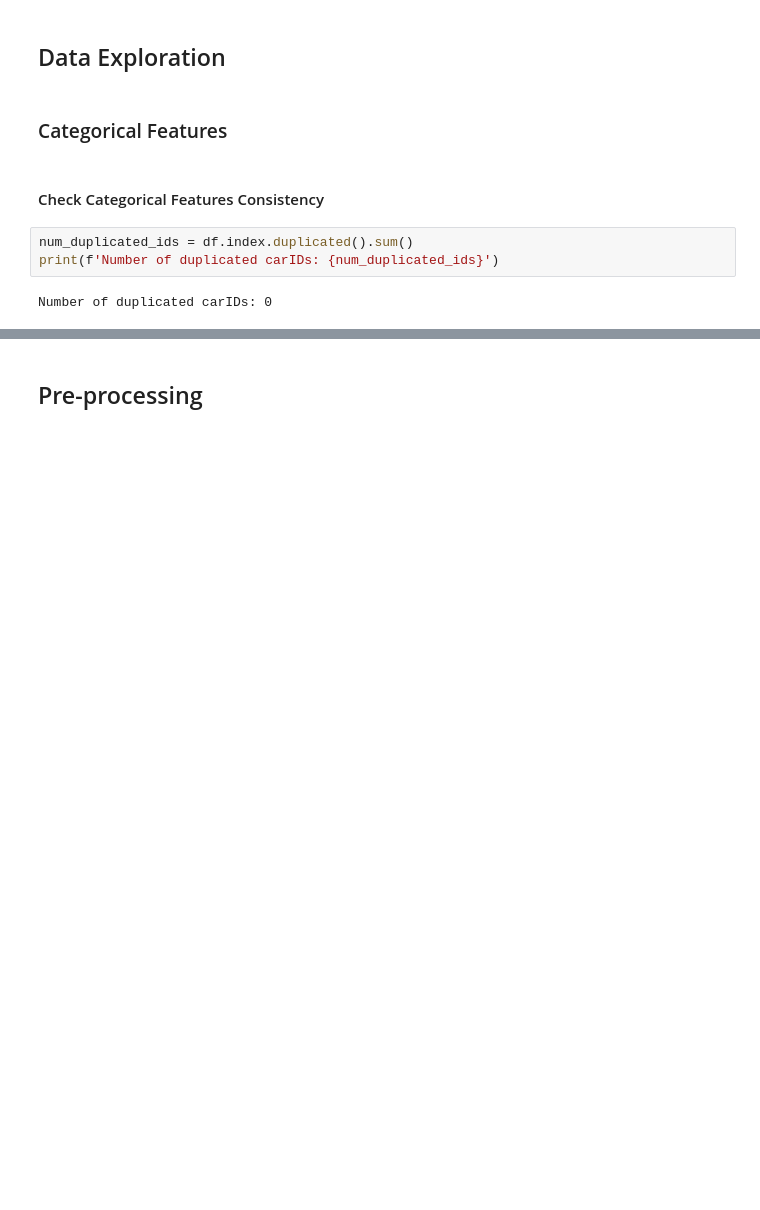
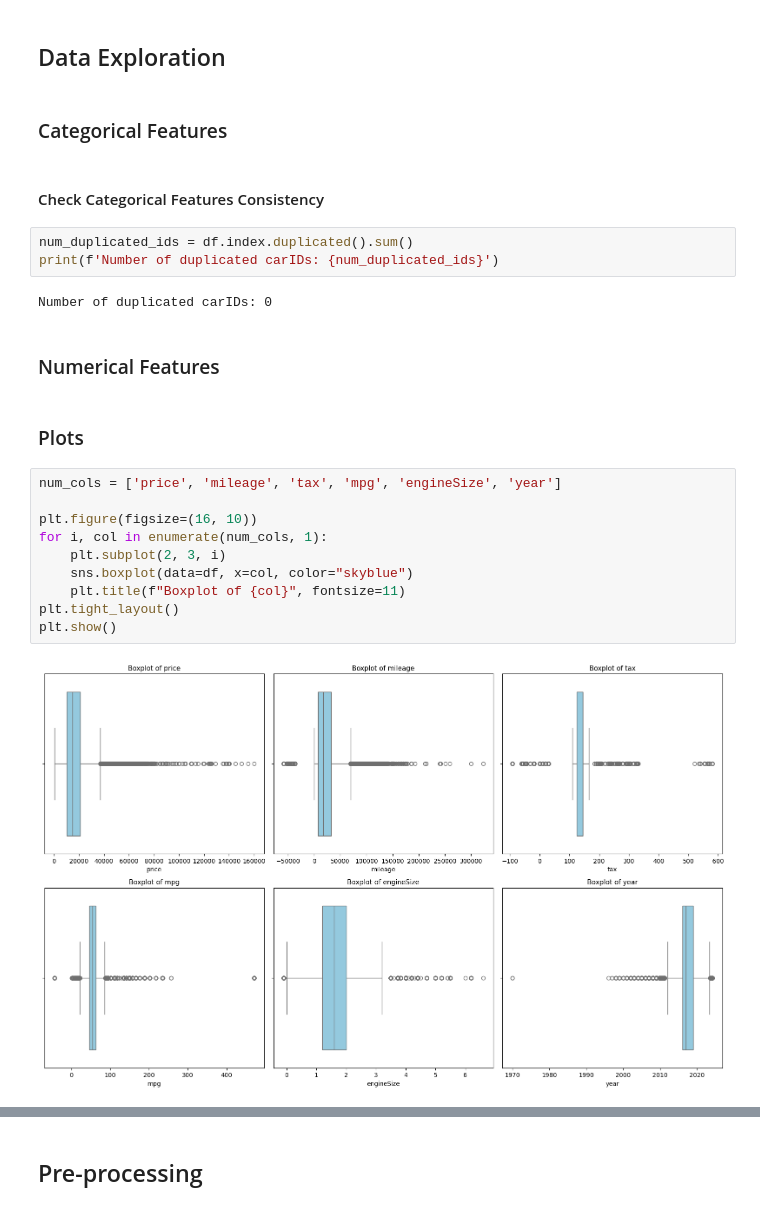
Before and after one commit to lucasdmcax/machine_learning, a Jupyter notebook: Homework_Group20.ipynb, the cells around one changed output, grey strips where cells are left out. Cells and saved outputs as stored; diff of their text form; blank space fills up the shorter version.

```diff
--- a/Homework_Group20.ipynb
+++ b/Homework_Group20.ipynb
@@ -61,3 +66,21 @@ num_duplicated_ids = df.index.duplicated().sum()
 print(f'Number of duplicated carIDs: {num_duplicated_ids}')
 # %% [output]
 Number of duplicated carIDs: 0
+# %% [markdown]
+<a id="numerical-features"></a>
+### Numerical Features
+# %% [markdown]
+<a id="plots"></a>
+### Plots
+# %%
+num_cols = ['price', 'mileage', 'tax', 'mpg', 'engineSize', 'year']
+
+plt.figure(figsize=(16, 10))
+for i, col in enumerate(num_cols, 1):
+    plt.subplot(2, 3, i)
+    sns.boxplot(data=df, x=col, color="skyblue")
+    plt.title(f"Boxplot of {col}", fontsize=11)
+plt.tight_layout()
+plt.show()
+# %% [output]
+[figure, added]
```
Also changed, not shown: parts of 14 cells of this notebook.
